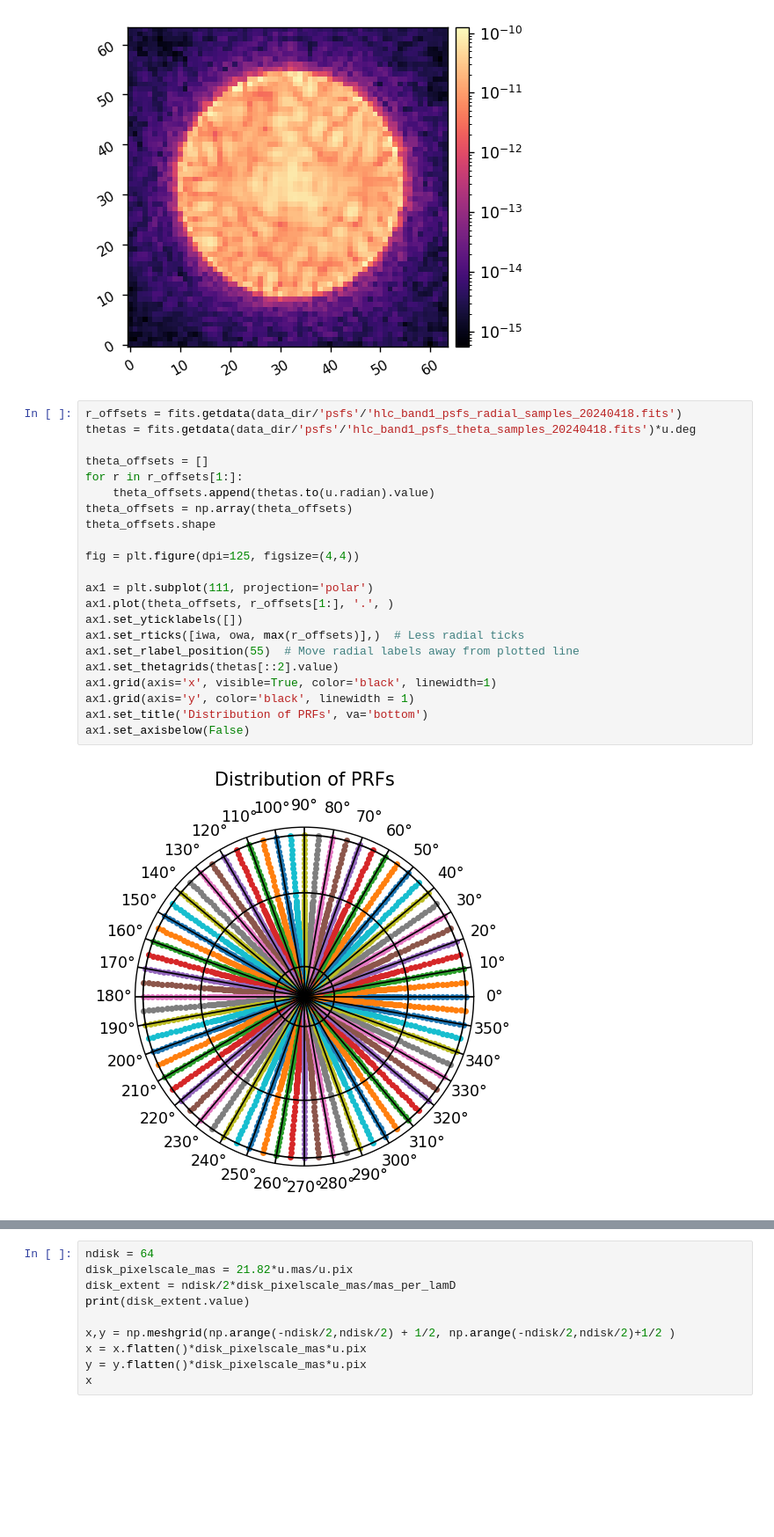
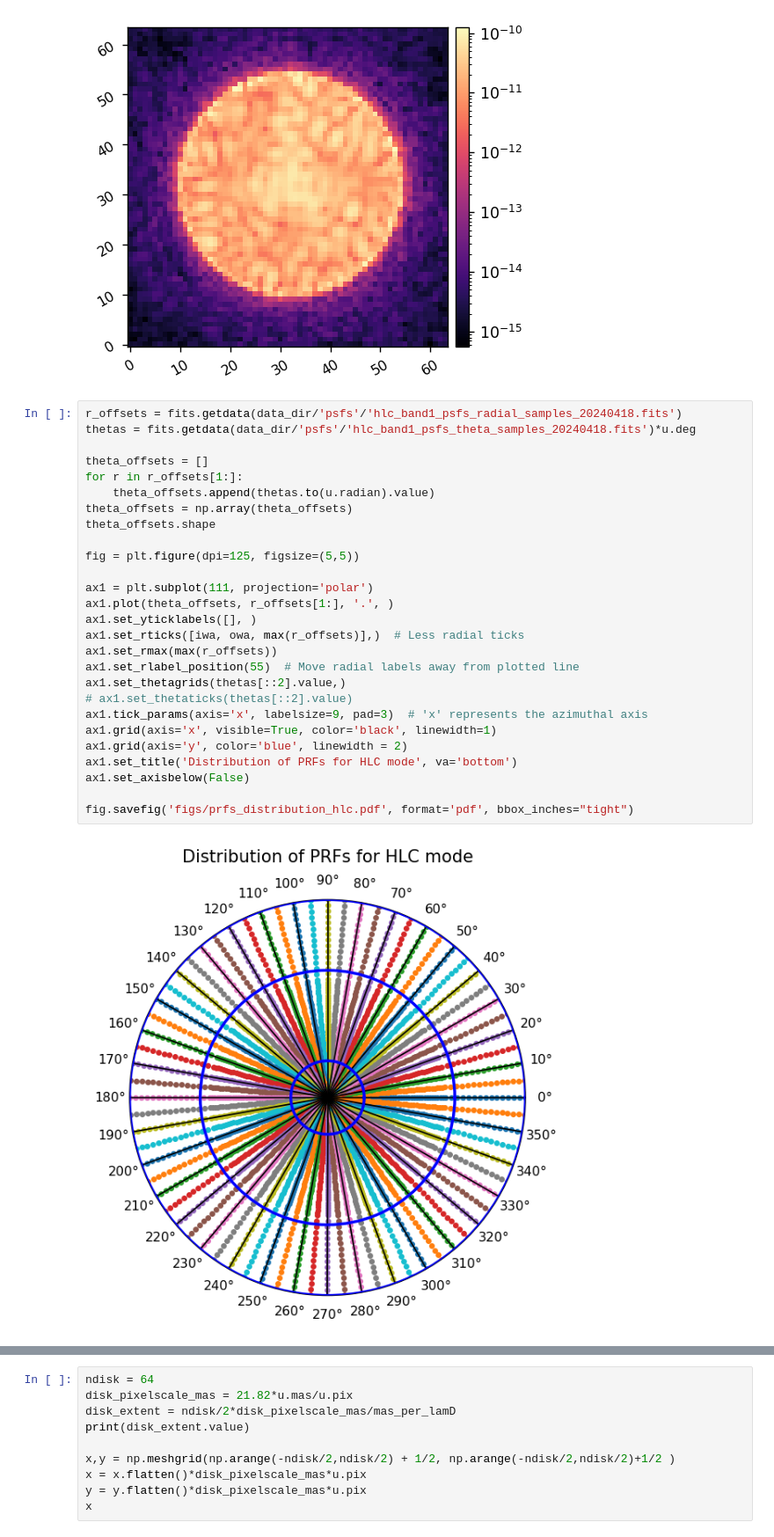
Before and after one commit to kian1377/disk-processing, a Jupyter notebook: hlc_band1_20240418_interp_psfs.ipynb, the cells around one changed output, grey strips where cells are left out. Shown at 88% size. Saved outputs shown, nothing was run; the diff lists cells and outputs as text; blank space fills up the shorter version.

```diff
--- a/hlc_band1_20240418_interp_psfs.ipynb
+++ b/hlc_band1_20240418_interp_psfs.ipynb
@@ -78,27 +78,32 @@ imshow1(incoh_psfs[0], lognorm=True)
 # %%
 r_offsets = fits.getdata(data_dir/'psfs'/'hlc_band1_psfs_radial_samples_20240418.fits')
 thetas = fits.getdata(data_dir/'psfs'/'hlc_band1_psfs_theta_samples_20240418.fits')*u.deg
 
 theta_offsets = []
 for r in r_offsets[1:]:
     theta_offsets.append(thetas.to(u.radian).value)
 theta_offsets = np.array(theta_offsets)
 theta_offsets.shape
 
-fig = plt.figure(dpi=125, figsize=(4,4))
+fig = plt.figure(dpi=125, figsize=(5,5))
 
 ax1 = plt.subplot(111, projection='polar')
 ax1.plot(theta_offsets, r_offsets[1:], '.', )
-ax1.set_yticklabels([])
+ax1.set_yticklabels([], )
 ax1.set_rticks([iwa, owa, max(r_offsets)],)  # Less radial ticks
+ax1.set_rmax(max(r_offsets))
 ax1.set_rlabel_position(55)  # Move radial labels away from plotted line
-ax1.set_thetagrids(thetas[::2].value)
+ax1.set_thetagrids(thetas[::2].value,)
+# ax1.set_thetaticks(thetas[::2].value)
+ax1.tick_params(axis='x', labelsize=9, pad=3)  # 'x' represents the azimuthal axis
 ax1.grid(axis='x', visible=True, color='black', linewidth=1)
-ax1.grid(axis='y', color='black', linewidth = 1)
-ax1.set_title('Distribution of PRFs', va='bottom')
+ax1.grid(axis='y', color='blue', linewidth = 2)
+ax1.set_title('Distribution of PRFs for HLC mode', va='bottom')
 ax1.set_axisbelow(False)
+
+fig.savefig('figs/prfs_distribution_hlc.pdf', format='pdf', bbox_inches="tight")
 # %% [output]
-[figure, old version]
+[figure, new version]
 # %%
 r_offsets_mas = r_offsets * mas_per_lamD
 
```
Also changed, not shown: parts of 4 cells of this notebook, 3 other files.
